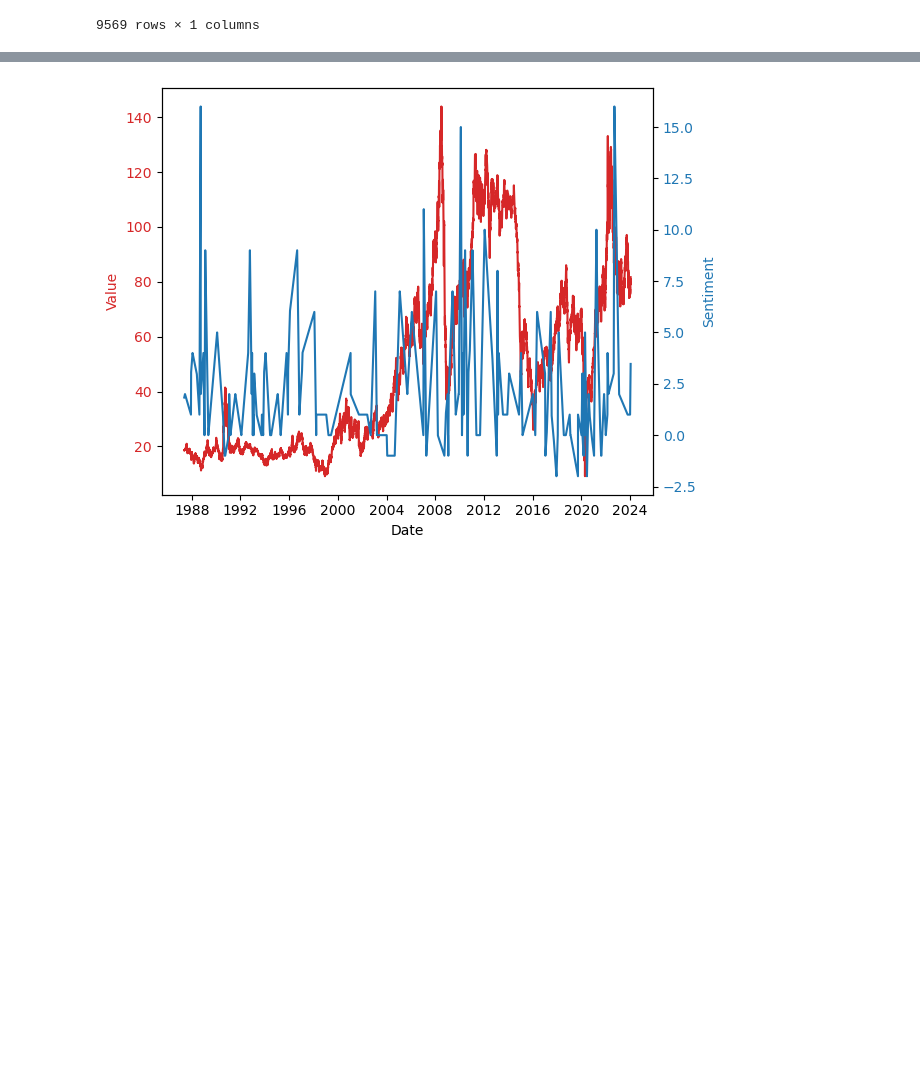
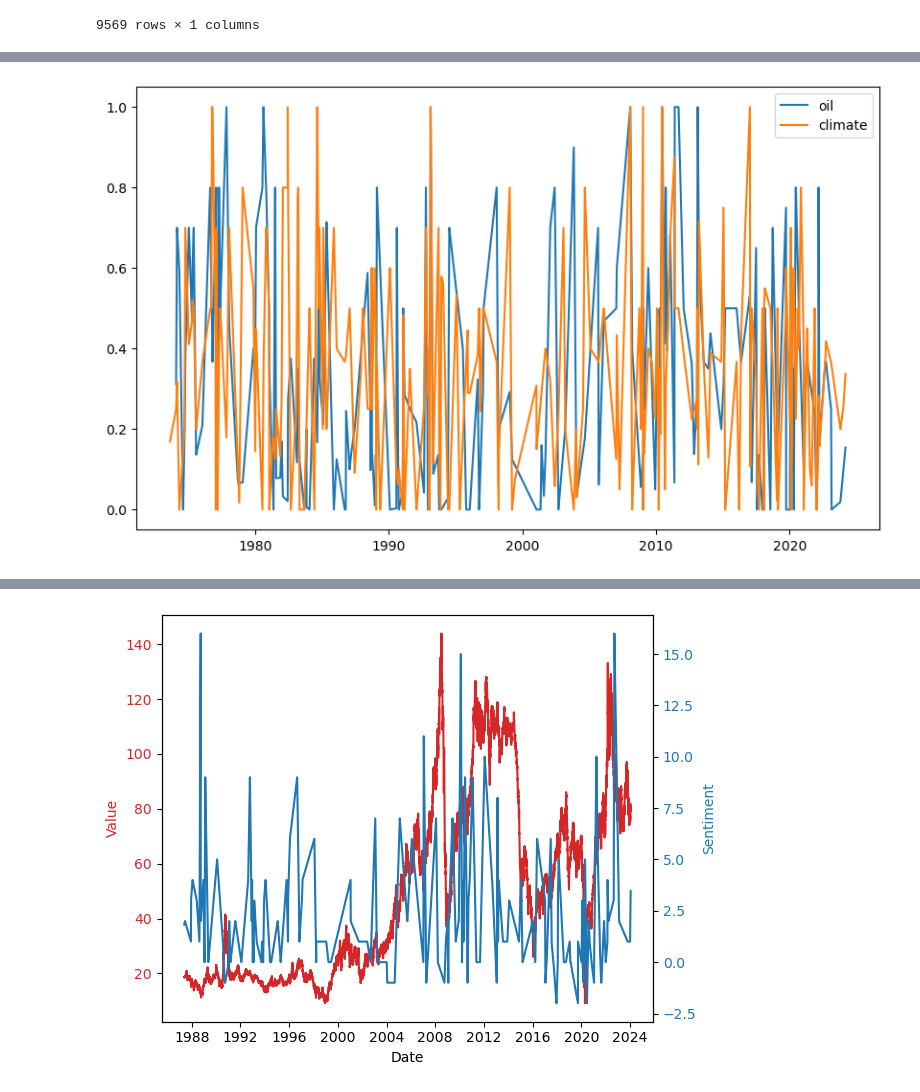
Before and after one commit to chtang-hmc/Spring-Invitation-Datathon-2024, a Jupyter notebook: Analysis/Sentiment Analysis/sentiment_oil.ipynb, the cells around one changed output, grey strips where cells are left out. Saved outputs shown, nothing was run; the diff lists cells and outputs as text; code cells hidden in the pictures; blank space fills up the shorter version.

```diff
--- a/Analysis/Sentiment Analysis/sentiment_oil.ipynb
+++ b/Analysis/Sentiment Analysis/sentiment_oil.ipynb
@@ -47,0 +78,4 @@ climate_sum = climate.groupby('date').sum()
+# %%
+oil_new_s = oil_new.resample('D').mean()
+oil_new_s = oil_new_s.interpolate(method='time')
+oil_new_s
@@ -48,3 +97,15 @@ climate_sum = climate.groupby('date').sum()
+# %%
+climate_new_s = climate_new.resample('D').mean()
+climate_new_s = climate_new_s.interpolate(method='time')
+# %%
+# plot the sentiments of oil and climate
+plt.figure(figsize=(10, 6))
+plt.plot(np.abs(oil_new_s['max_sentiment']), label='oil')
+plt.plot(np.abs(climate_new_s['max_sentiment']), label='climate')
+plt.legend()
+plt.show()
+# %% [output]
+[figure, added]
 # %%
 # plot oil prices with climate sentiment
 fig, ax1 = plt.subplots()
```
Also changed, not shown: parts of 36 cells of this notebook, 3 other files.
